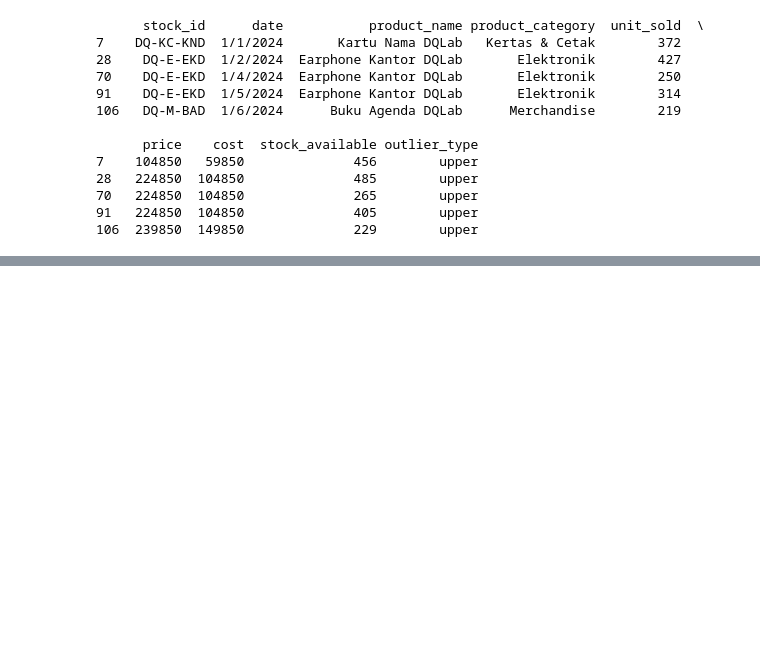
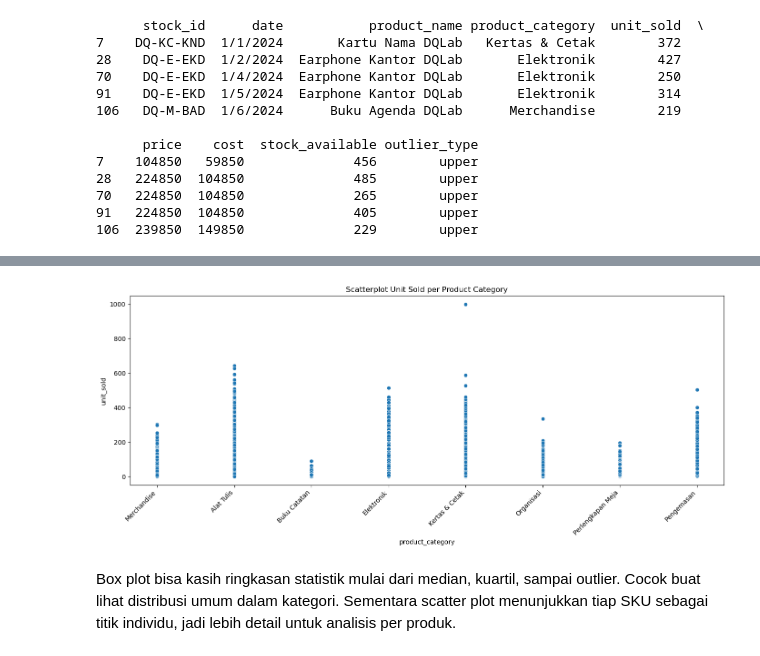
Before and after one commit to maretafernanda/dqlab-fga-da, a Jupyter notebook: SKU Outlier Exploration.ipynb, the cells around one changed output, grey strips where cells are left out. Cells and saved outputs as stored; diff of their text form; code cells hidden in the pictures; blank space fills up the shorter version.

```diff
--- a/SKU Outlier Exploration.ipynb
+++ b/SKU Outlier Exploration.ipynb
@@ -220,0 +273,27 @@ print(outliers_iqr.head())
+# %%
+# Import Library
+import pandas as pd
+import numpy as np
+import seaborn as sns
+import matplotlib.pyplot as plt
+
+# Membaca dataset
+df_merged = pd.read_csv('https://storage.googleapis.com/dqlab-dataset/stock.csv')
+
+# Ukuran figure
+plt.figure(figsize = (14, 6))
+
+# Membuat scatterplot unit_sold untuk setiap product_category
+sns.scatterplot(data = df_merged, x = 'product_category', y = 'unit_sold')
+
+# Format visual
+plt.title('Scatterplot Unit Sold per Product Category')
+plt.xticks(rotation = 45, ha = 'right')
+plt.tight_layout()
+
+# Tampilkan plot
+plt.show()
+# %% [output]
+[figure, added]
+# %% [markdown]
+Box plot bisa kasih ringkasan statistik mulai dari median, kuartil, sampai outlier. Cocok buat lihat distribusi umum dalam kategori. Sementara scatter plot menunjukkan tiap SKU sebagai titik individu, jadi lebih detail untuk analisis per produk.
```
Also changed, not shown: parts of 4 cells of this notebook.
